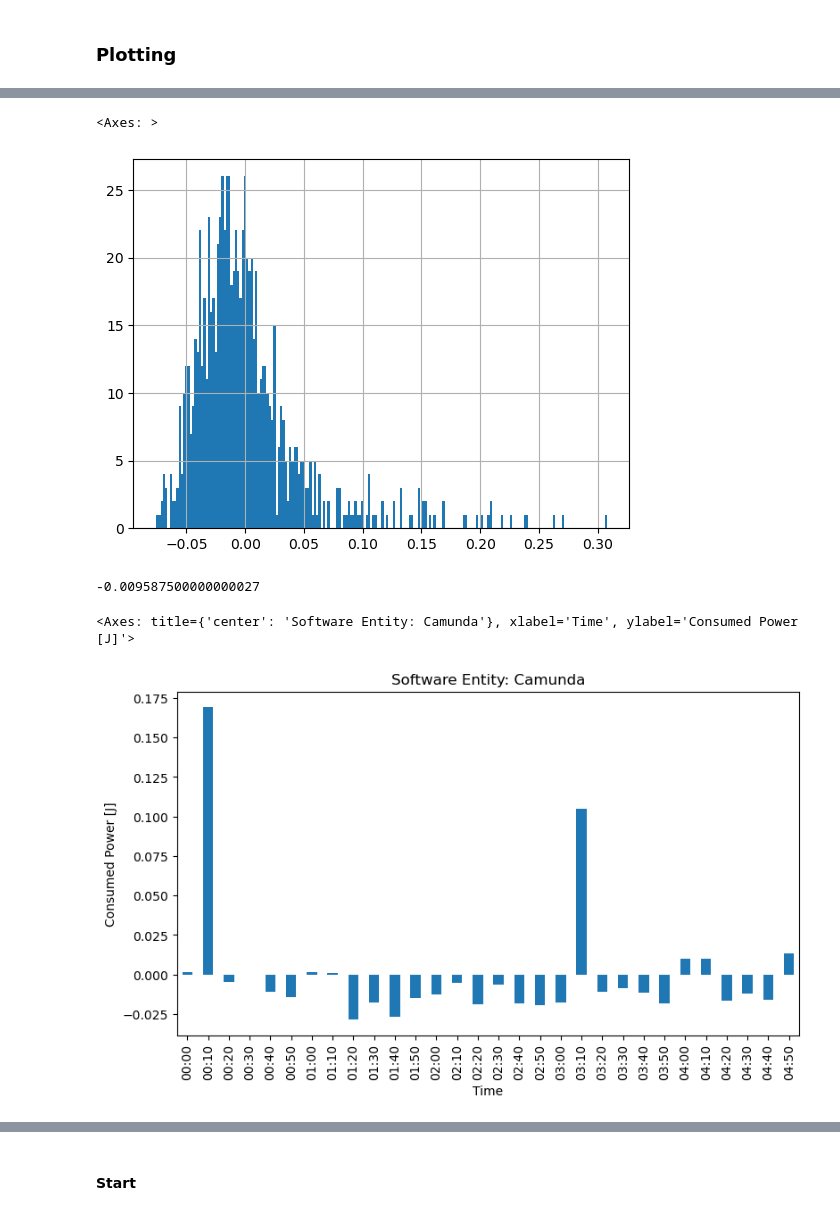
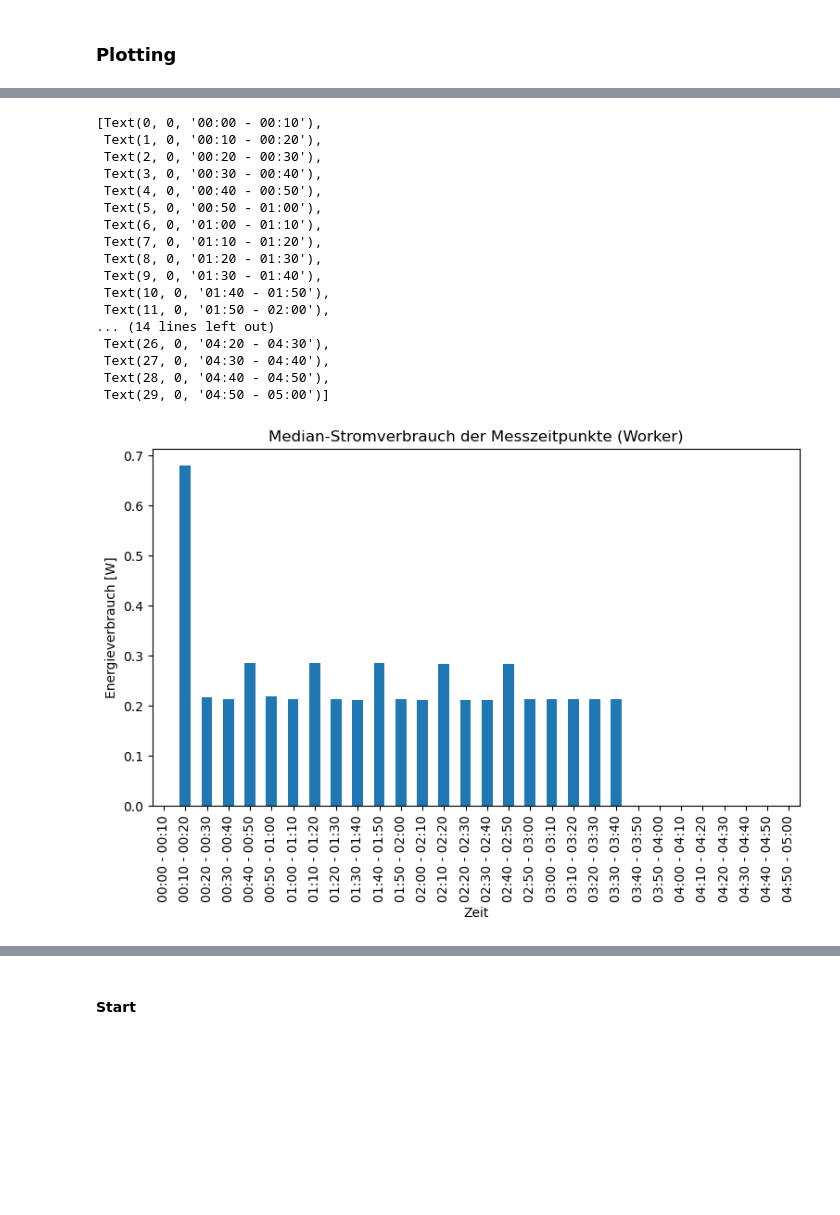
Before and after one commit to JayJabowski/camunda-8-worker-energy-efficiency-analysis, a Jupyter notebook: worker-measurements/Starting_Workers_1.3.ipynb, the cells around one changed output, grey strips where cells are left out. Saved outputs shown, nothing was run; the diff lists cells and outputs as text; code cells hidden in the pictures; blank space fills up the shorter version.

```diff
--- a/worker-measurements/Starting_Workers_1.3.ipynb
+++ b/worker-measurements/Starting_Workers_1.3.ipynb
@@ -13,7 +13,7 @@ import pandas as pd
 import numpy as np
 import matplotlib.pyplot as plt
 
-LOG_PATH = "shell-scripts/logs/"
+LOG_PATH = "shell-scripts/logs/start-stop-idle/"
 LOG_NAME = "2024-02-05-12-40-00-baseworkers=0-count=90-STARTS"
 
 #read first CSV
@@ -28,22 +28,6 @@ with open(LOG_PATH+LOG_NAME, "r") as file:
 # remove newline-character,
 for i, time in enumerate(start_times):
     start_times[i] = time[:-1]
-# %%
-LOG_PATH = "shell-scripts/logs/"
-LOG_NAME = "2024-02-16-20-31-00-baseworkers=0-count=30-STARTS"
-
-#read first CSV
-rawdata = pd.read_csv("CSV/2024-02-16 20-31-00 power.csv",
-                     header=1, # which row contains column headers
-                     index_col=0   ) # which column contains labels
-
-#read starting times
-with open(LOG_PATH+LOG_NAME, "r") as file:
-    start_times = file.readlines()
-
-# remove newline-character,
-for i, time in enumerate(start_times):
-    start_times[i] = time[:-1]
 # %%
 # remove irrelevant columns:
 
@@ -234,7 +208,7 @@ system_clean = filter_outliers_iqr(system_no_idle)
 # %%
 # create xlabels
 
-xlabels = [f"{camunda_clean.index[i]} - {camunda_clean.index[i + 1]}" for i in range(len(camunda_clean.index) - 1)]
+xlabels = [f"{worker_clean.index[i]} - {worker_clean.index[i + 1]}" for i in range(len(worker_clean.index) - 1)]
 xlabels.append("04:50 - 05:00")
 
 xlabels
@@ -256,6 +230,11 @@ xlabels
  '04:30 - 04:40',
  '04:40 - 04:50',
  '04:50 - 05:00']
+# %%
+# NAMING
+
+power_axis = "Energieverbrauch [W]"
+time_axis= "Zeit"
 # %%
 # plot results
 ylim=[0,10]
@@ -454,21 +347,31 @@ ax.set_xticklabels(xlabels)
-# %%
-camunda_clean.stack().hist(bins = 200)
-# %% [output]
-<Axes: >
-[figure, removed]
 # %%
-print(camunda_clean.median().median())
-camunda_clean.median(axis='columns').plot(legend=False,
+ax = worker_clean.median(axis='columns').plot(legend=False,
                      kind='bar',
                      rot=90,
                      figsize=figsize,
                      xlim=xlim,
                      grid=grid,
-                     title="Software Entity: Camunda",
-                     xlabel='Time',
-                     ylabel='Consumed Power [J]')
+                     title="Median-Stromverbrauch der Messzeitpunkte (Worker)",
+                     xlabel=time_axis,
+                     ylabel=power_axis)
+ax.set_xticklabels(xlabels)
 # %% [output]
--0.009587500000000027
+[Text(0, 0, '00:00 - 00:10'),
+ Text(1, 0, '00:10 - 00:20'),
+ Text(2, 0, '00:20 - 00:30'),
+ Text(3, 0, '00:30 - 00:40'),
+ Text(4, 0, '00:40 - 00:50'),
+ Text(5, 0, '00:50 - 01:00'),
+ Text(6, 0, '01:00 - 01:10'),
+ Text(7, 0, '01:10 - 01:20'),
+ Text(8, 0, '01:20 - 01:30'),
+ Text(9, 0, '01:30 - 01:40'),
+ Text(10, 0, '01:40 - 01:50'),
+ Text(11, 0, '01:50 - 02:00'),
+... (14 lines left out)
+ Text(26, 0, '04:20 - 04:30'),
+ Text(27, 0, '04:30 - 04:40'),
+ Text(28, 0, '04:40 - 04:50'),
+ Text(29, 0, '04:50 - 05:00')]
-<Axes: title={'center': 'Software Entity: Camunda'}, xlabel='Time', ylabel='Consumed Power [J]'>
-[figure, old version]
+[figure, new version]
 # %%
```
Also changed, not shown: parts of 22 cells of this notebook, 15 other files.
